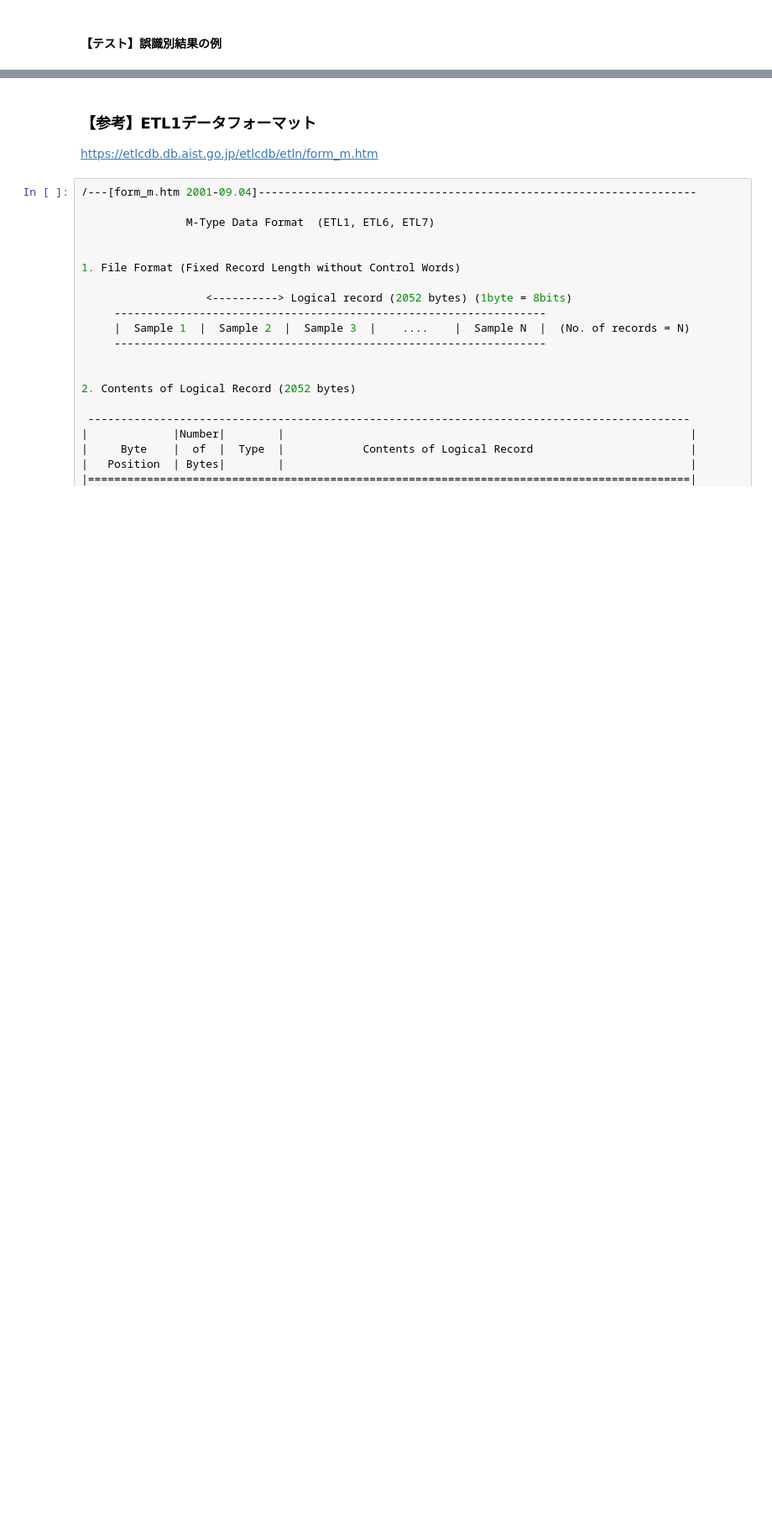
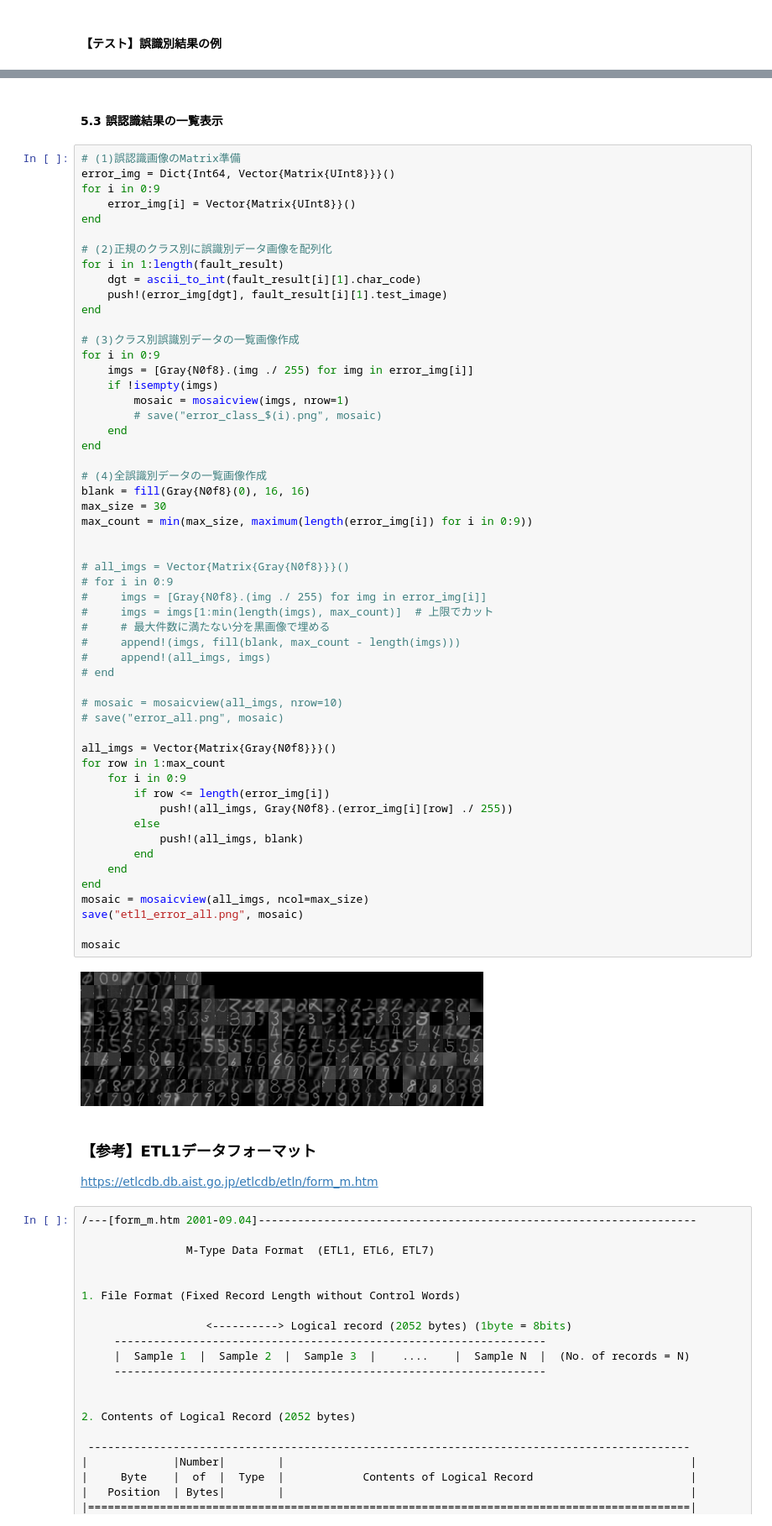
Before and after one commit to SW-yo/OhMyJulia, a Jupyter notebook: Pattern_recognition/etl1_01_normalNN.ipynb, the cells around one changed output, grey strips where cells are left out. Shown at 84% size. Saved outputs shown, nothing was run; the diff lists cells and outputs as text; blank space fills up the shorter version.

```diff
--- a/Pattern_recognition/etl1_01_normalNN.ipynb
+++ b/Pattern_recognition/etl1_01_normalNN.ipynb
@@ -892,3 +928,61 @@ mosaic
+# %% [markdown]
+#### 5.3 誤認識結果の一覧表示
+# %%
+# (1)誤認識画像のMatrix準備
+error_img = Dict{Int64, Vector{Matrix{UInt8}}}()
+for i in 0:9
+    error_img[i] = Vector{Matrix{UInt8}}()
+end
+
+# (2)正規のクラス別に誤識別データ画像を配列化
+for i in 1:length(fault_result)
+    dgt = ascii_to_int(fault_result[i][1].char_code)
+    push!(error_img[dgt], fault_result[i][1].test_image)
+end
+
+# (3)クラス別誤識別データの一覧画像作成
+for i in 0:9
+    imgs = [Gray{N0f8}.(img ./ 255) for img in error_img[i]]
+    if !isempty(imgs)
+        mosaic = mosaicview(imgs, nrow=1)
+        # save("error_class_$(i).png", mosaic)
+    end
+end
+
+# (4)全誤識別データの一覧画像作成
+blank = fill(Gray{N0f8}(0), 16, 16)
+max_size = 30
+max_count = min(max_size, maximum(length(error_img[i]) for i in 0:9))
+
+
+# all_imgs = Vector{Matrix{Gray{N0f8}}}()
+# for i in 0:9
+#     imgs = [Gray{N0f8}.(img ./ 255) for img in error_img[i]]
+#     imgs = imgs[1:min(length(imgs), max_count)]  # 上限でカット
+#     # 最大件数に満たない分を黒画像で埋める
+#     append!(imgs, fill(blank, max_count - length(imgs)))
+#     append!(all_imgs, imgs)
+# end
+
+# mosaic = mosaicview(all_imgs, nrow=10)
+# save("error_all.png", mosaic)
+
+all_imgs = Vector{Matrix{Gray{N0f8}}}()
+for row in 1:max_count
+    for i in 0:9
+        if row <= length(error_img[i])
+            push!(all_imgs, Gray{N0f8}.(error_img[i][row] ./ 255))
+        else
+            push!(all_imgs, blank)
+        end
+    end
+end
+mosaic = mosaicview(all_imgs, ncol=max_size)
+save("etl1_error_all.png", mosaic)
+
+mosaic
+# %% [output]
+[figure, added]
 # %% [markdown]
 ### 【参考】ETL1データフォーマット
 https://etlcdb.db.aist.go.jp/etlcdb/etln/form_m.htm
```
Also changed, not shown: parts of 12 cells of this notebook, 19 other files.
